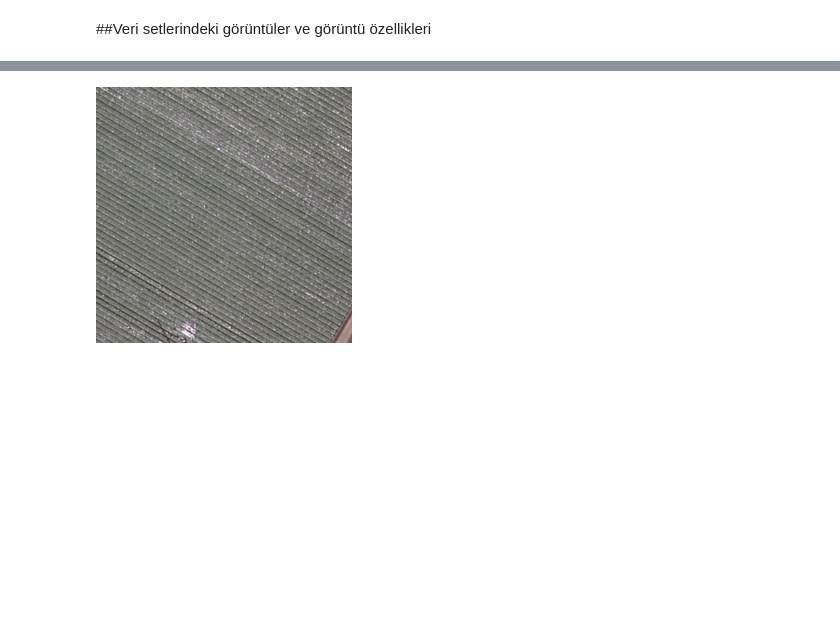
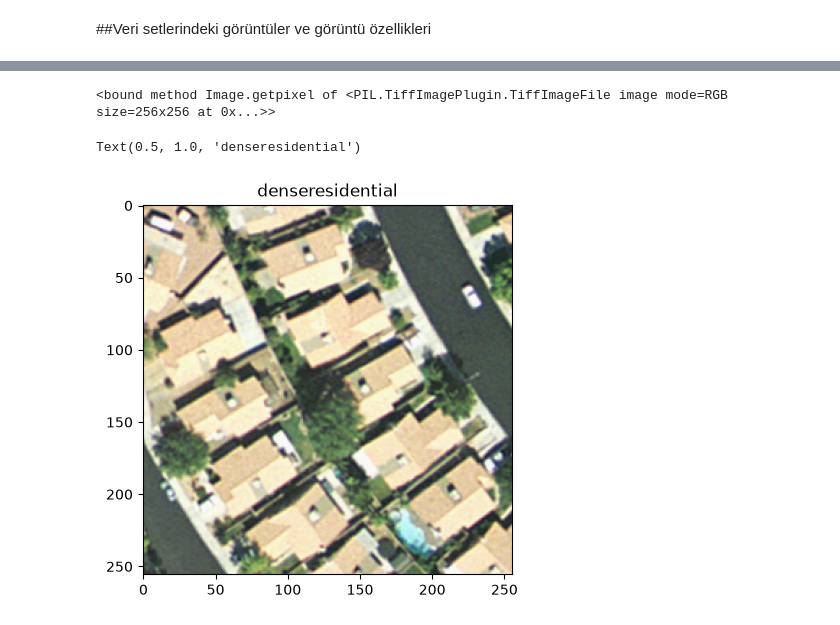
Before and after one commit to muhammedCakici/uzaktan-algilama-sahne-siniflandirma, a Jupyter notebook: notebooks/01_veri_analizi.ipynb, the cells around one changed output, grey strips where cells are left out. Saved outputs shown, nothing was run; the diff lists cells and outputs as text; code cells hidden in the pictures; blank space fills up the shorter version.

Commit message:
Veri setindeki görseller hakkında bilgi alındı ve ekrana çizildi

```diff
--- a/notebooks/01_veri_analizi.ipynb
+++ b/notebooks/01_veri_analizi.ipynb
@@ -153,4 +175,23 @@ nwpu_train_path.glob()
 # %%
-ucmerced_train[1][0]
+#ucmerced veri setindeki rastgele seçilen görüntünün özellikleri
+import random
+from PIL import Image
+import matplotlib.pyplot as plt
+from pathlib import Path
+
+
+ucmerced_resim_yolu = Path(ucmerced_train_path)
+
+ucmerced_train_resimleri_listesi = list(ucmerced_resim_yolu.glob("*/*.tif"))
+ucmerced_train_rastgele_resim_yolu=random.choice(ucmerced_train_resimleri_listesi)
+
+#ucmerced train verisinden rastgele görsel çekerek görsel hakkında bilgi veriyor
+#görsel 256x256 piksel ve RGB(Red,Green,Blue) yani 3 renk kanalınsa sahip
+print(Image.open(ucmerced_train_rastgele_resim_yolu).getpixel)
+
+plt.imshow(Image.open(ucmerced_train_rastgele_resim_yolu))
+plt.title(ucmerced_train_rastgele_resim_yolu.parent.stem)
 # %% [output]
+<bound method Image.getpixel of <PIL.TiffImagePlugin.TiffImageFile image mode=RGB size=256x256 at 0x...>>
+Text(0.5, 1.0, 'denseresidential')
-[figure, old version]
+[figure, new version]
```
Also changed, not shown: parts of 3 cells of this notebook.
